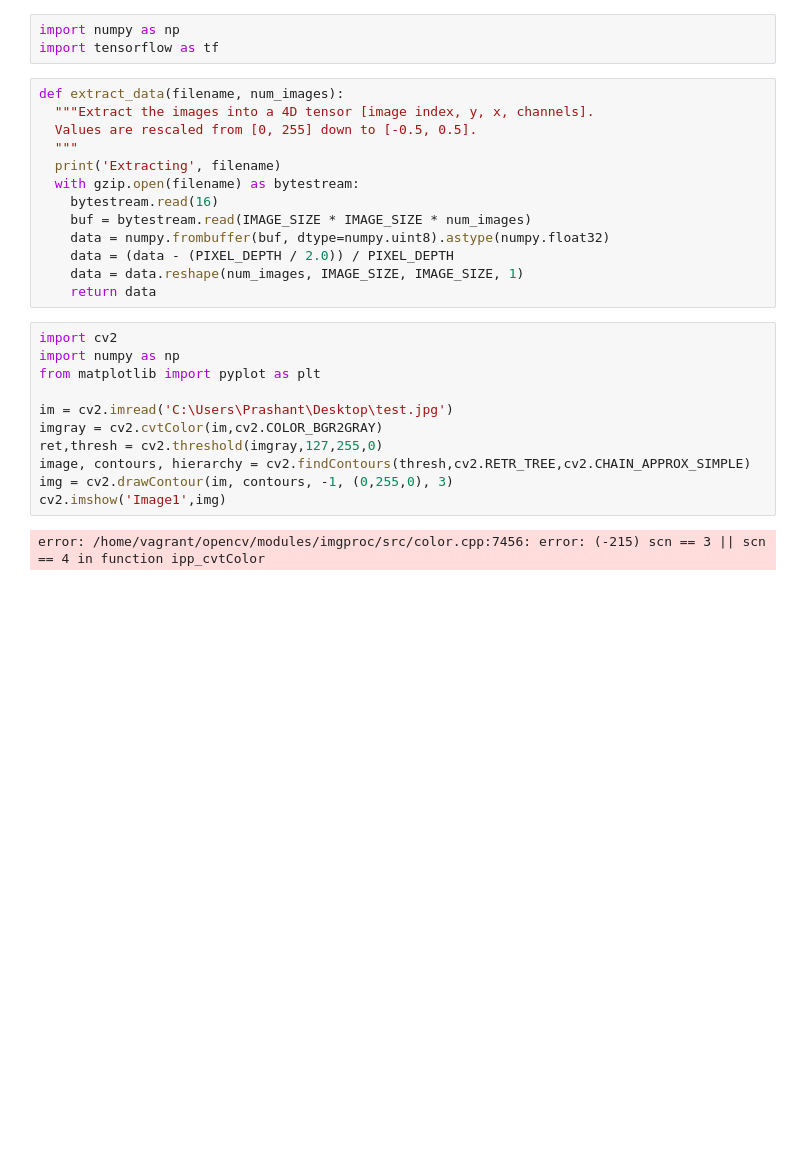
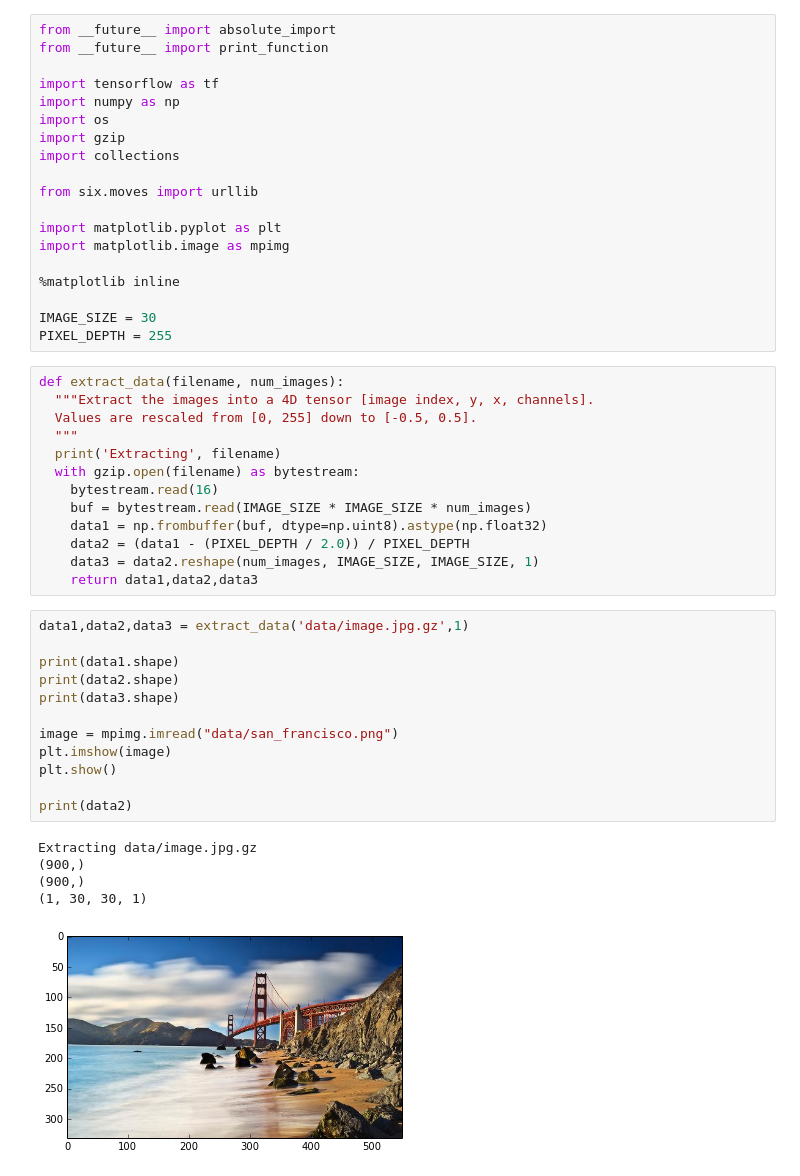
Before and after one commit to dataning/tensorflow-exercise, a Jupyter notebook: exercise/image_matrix1.ipynb, the cells around one changed output. Saved outputs shown, nothing was run; the diff lists cells and outputs as text; blank space fills up the shorter version.

Commit message:
image_matrix1 changed

```diff
--- a/exercise/image_matrix1.ipynb
+++ b/exercise/image_matrix1.ipynb
@@ -1,6 +1,22 @@
-# %%
-import numpy as np
-import tensorflow as tf
+# %%
+from __future__ import absolute_import
+from __future__ import print_function
+
+import tensorflow as tf
+import numpy as np
+import os
+import gzip
+import collections
+
+from six.moves import urllib
+
+import matplotlib.pyplot as plt
+import matplotlib.image as mpimg
+
+%matplotlib inline
+
+IMAGE_SIZE = 30
+PIXEL_DEPTH = 255
 # %%
 def extract_data(filename, num_images):
   """Extract the images into a 4D tensor [image index, y, x, channels].
@@ -10,20 +26,25 @@ def extract_data(filename, num_images):
   with gzip.open(filename) as bytestream:
     bytestream.read(16)
     buf = bytestream.read(IMAGE_SIZE * IMAGE_SIZE * num_images)
-    data = numpy.frombuffer(buf, dtype=numpy.uint8).astype(numpy.float32)
-    data = (data - (PIXEL_DEPTH / 2.0)) / PIXEL_DEPTH
-    data = data.reshape(num_images, IMAGE_SIZE, IMAGE_SIZE, 1)
-    return data
+    data1 = np.frombuffer(buf, dtype=np.uint8).astype(np.float32)
+    data2 = (data1 - (PIXEL_DEPTH / 2.0)) / PIXEL_DEPTH
+    data3 = data2.reshape(num_images, IMAGE_SIZE, IMAGE_SIZE, 1)
+    return data1,data2,data3
-# %%
-import cv2
-import numpy as np
-from matplotlib import pyplot as plt
-
-im = cv2.imread('C:\Users\Prashant\Desktop\test.jpg')
-imgray = cv2.cvtColor(im,cv2.COLOR_BGR2GRAY)
-ret,thresh = cv2.threshold(imgray,127,255,0)
-image, contours, hierarchy = cv2.findContours(thresh,cv2.RETR_TREE,cv2.CHAIN_APPROX_SIMPLE)
-img = cv2.drawContour(im, contours, -1, (0,255,0), 3)
-cv2.imshow('Image1',img)
-# %% [output]
-error: /home/vagrant/opencv/modules/imgproc/src/color.cpp:7456: error: (-215) scn == 3 || scn == 4 in function ipp_cvtColor
+# %%
+data1,data2,data3 = extract_data('data/image.jpg.gz',1)
+
+print(data1.shape)
+print(data2.shape)
+print(data3.shape)
+
+image = mpimg.imread("data/san_francisco.png")
+plt.imshow(image)
+plt.show()
+
+print(data2)
+# %% [output]
+Extracting data/image.jpg.gz
+(900,)
+(900,)
+(1, 30, 30, 1)
+[figure, added]
```
Also changed, not shown: parts of 2 cells of this notebook, 6 other files.
